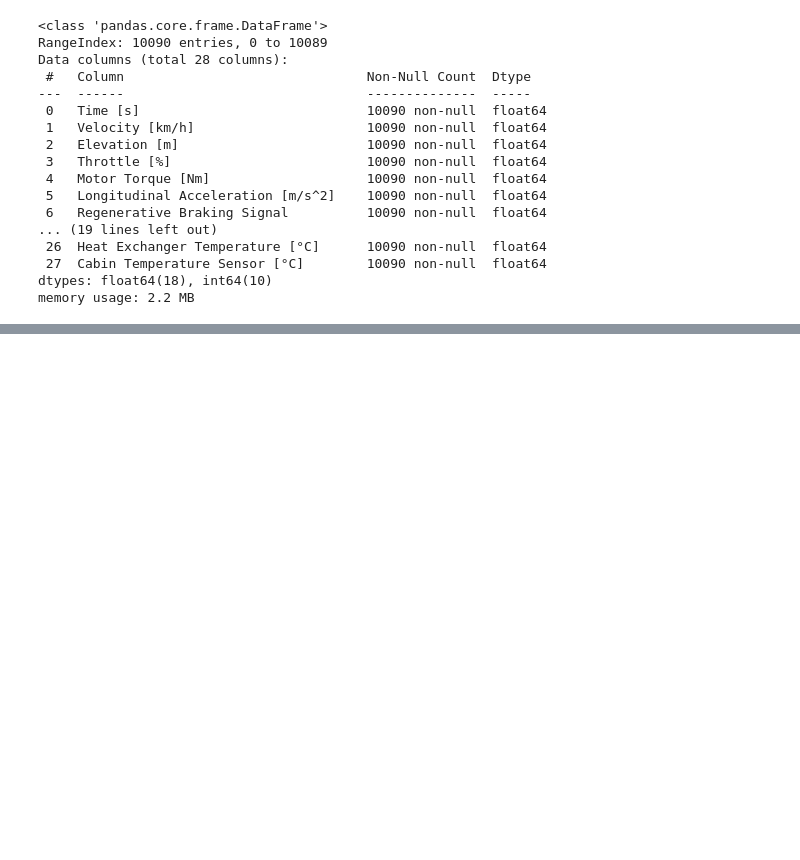
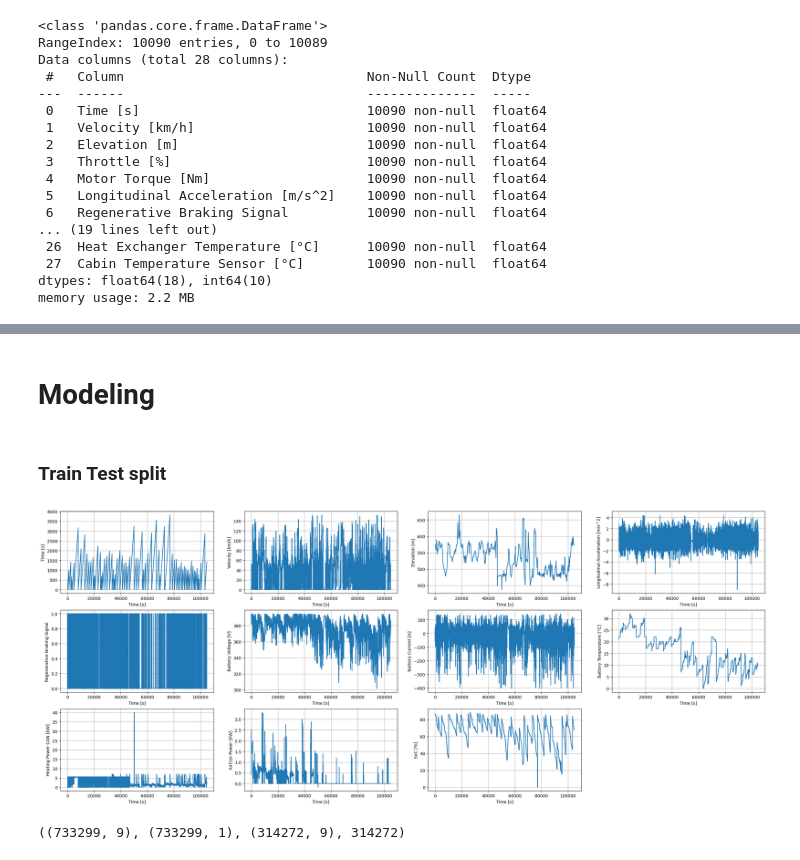
Before and after one commit to ConnorMcWard/EV-Battery, a Jupyter notebook: EV.ipynb, the cells around one changed output, grey strips where cells are left out. Cells and saved outputs as stored; diff of their text form; code cells hidden in the pictures; blank space fills up the shorter version.

Commit message:
Add files via upload
Started working on the model set up. Need to work on more EDA

```diff
--- a/EV.ipynb
+++ b/EV.ipynb
@@ -57,0 +91,3 @@ df.head()
+# %%
+All_trips = pd.read_csv("All_Trips.csv")
+All_trips
@@ -122,0 +216,24 @@ memory usage: 2.2 MB
+# %% [markdown]
+# Modeling
+# %% [markdown]
+### Train Test split
+# %%
+# choosing which variables we focus on
+df_x_y = All_trips[['Time [s]','Velocity [km/h]','Elevation [m]','Longitudinal Acceleration [m/s^2]','Regenerative Braking Signal ','Battery Voltage [V]',
+                    'Battery Current [A]','Battery Temperature [°C]','Heating Power CAN [kW]','AirCon Power [kW]','SoC [%]']].dropna()
+
+plot_dataframe_subplots(df_x_y, nrows=3, ncols=4, figsize=(30, 12))
+# %% [output]
+[figure, added]
+# %%
+X = df_x_y.drop(['Time [s]','SoC [%]'], axis=1)
+y = df_x_y[['SoC [%]']]
+splitter = int(len(X)*0.7)
+X_train = X.values[:splitter]
+X_test = X.values[splitter:]
+y_train = y.values[:splitter]
+y_test = y.values[splitter:]
+# Check the dataset sizes
+X_train.shape, y_train.shape, X_test.shape, y_test.shape[0]
+# %% [output]
+((733299, 9), (733299, 1), (314272, 9), 314272)
```
Also changed, not shown: parts of 7 cells of this notebook.
